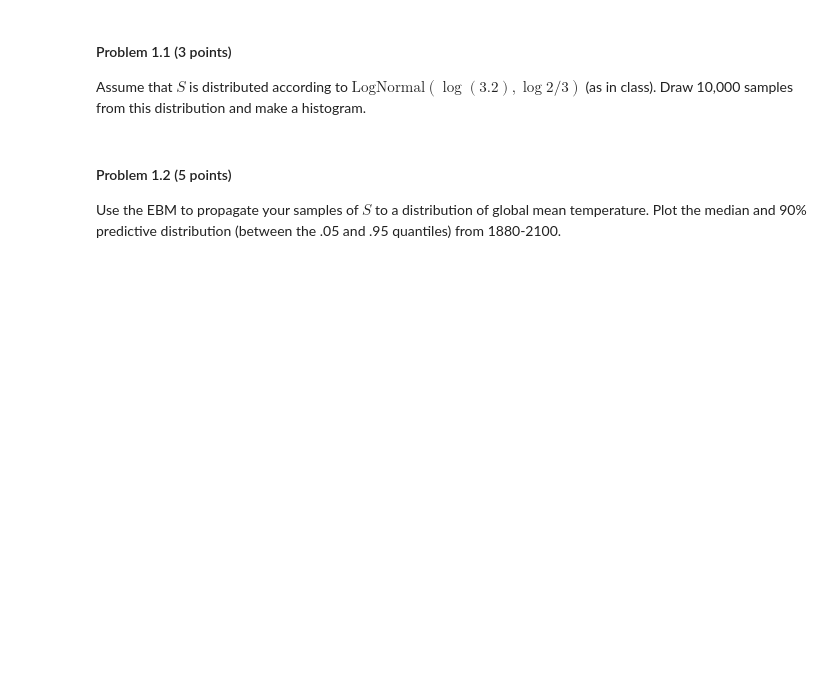
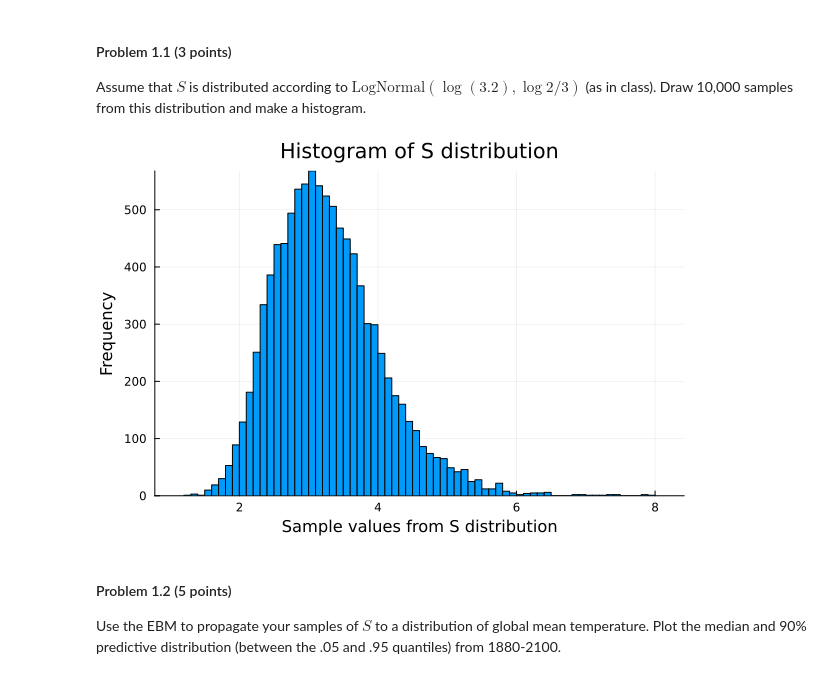
Before and after one commit to BEE4750-FA23/hw3-bsp67, a Jupyter notebook: hw03.ipynb, the cells around one changed output. Cells and saved outputs as stored; diff of their text form; code cells hidden in the pictures; blank space fills up the shorter version.

```diff
--- a/hw03.ipynb
+++ b/hw03.ipynb
@@ -152,6 +154,17 @@ years for analysis.
 Assume that $S$ is distributed according to
 $\text{LogNormal}(\log(3.2), \log{2}/3)$ (as in class). Draw 10,000
 samples from this distribution and make a histogram.
+# %%
+s_distribution = LogNormal(log(3.2), log(2)/3) #log-normal distrubiton with log mean mu and scale sig
+#LogNormal(mu,sig)
+
+#take 10000 samples from distribution to be the x values
+x_values = rand(s_distribution, 10000)
+
+#create histogram
+histogram(x_values, xlabel = "Sample values from S distribution", ylabel = "Frequency", title = "Histogram of S distribution", legend = false)
+# %% [output]
+[figure, added]
 # %% [markdown]
 #### Problem 1.2 (5 points)
 
```
Also changed, not shown: parts of 9 cells of this notebook.
